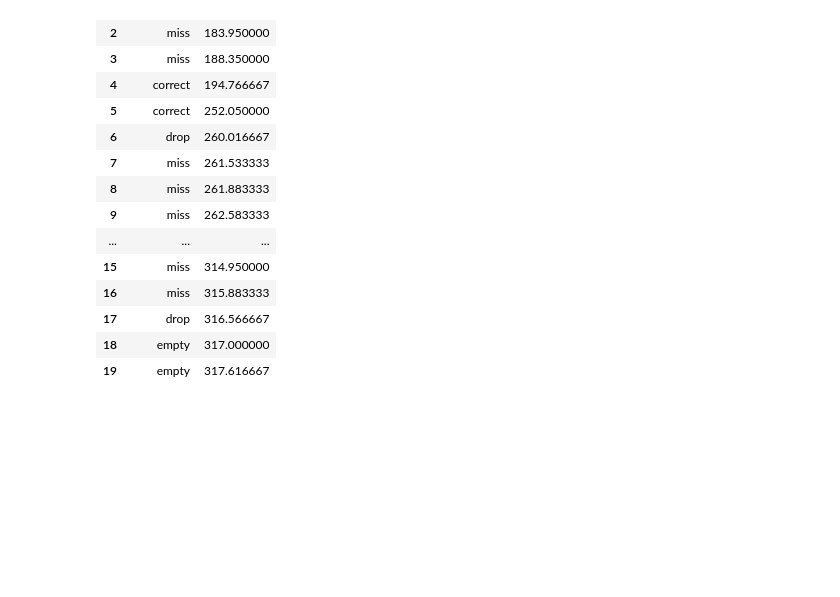
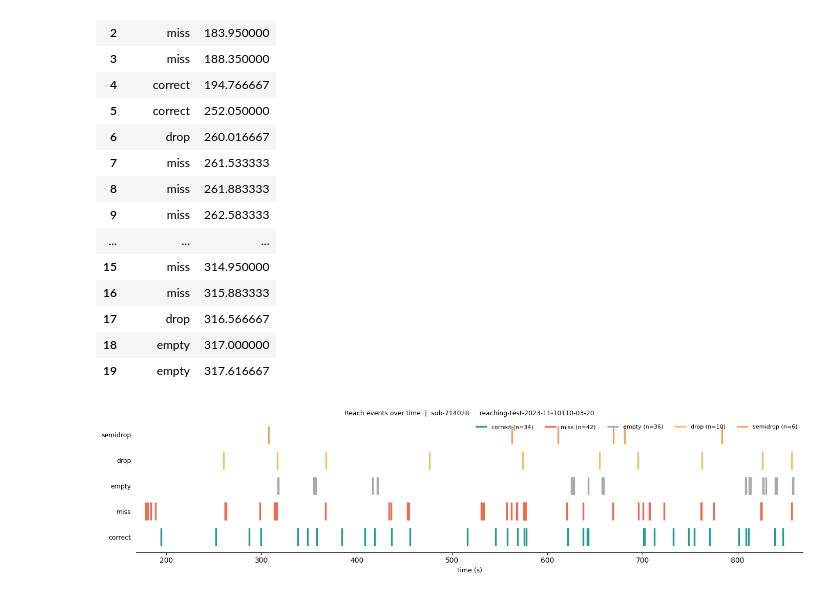
Before and after one commit to catalystneuro/meletis-lab-to-nwb, a Jupyter notebook: src/meletis_lab_to_nwb/tutorials/midway_meeting_dandi_demo.ipynb, the cells around one changed output. Drawn from its saved outputs; the diff is of its cells as text; code cells hidden in the pictures; blank space fills up the shorter version.

```diff
--- a/src/meletis_lab_to_nwb/tutorials/midway_meeting_dandi_demo.ipynb
+++ b/src/meletis_lab_to_nwb/tutorials/midway_meeting_dandi_demo.ipynb
@@ -623,3 +663,41 @@ By type: {'miss': 42, 'empty': 36, 'correct': 34, 'drop': 10, 'semidrop': 6}
 | 17 | drop | 316.566667 |
 | 18 | empty | 317.000000 |
 | 19 | empty | 317.616667 |
+# %%
+EVENT_PALETTE = {
+    "correct":  "#2a9d8f",
+    "miss":     "#e76f51",
+    "empty":    "#aaaaaa",
+    "drop":     "#e9c46a",
+    "semidrop": "#f4a261",
+}
+
+event_types = list(reach_df_rt["event_type"].unique())
+# Consistent ordering: correct first, then miss, empty, drop, semidrop
+order = [e for e in ["correct", "miss", "empty", "drop", "semidrop"] if e in event_types]
+y_map = {etype: i for i, etype in enumerate(order)}
+
+fig, ax = plt.subplots(figsize=(14, 3.5))
+
+for etype in order:
+    times = reach_df_rt.loc[reach_df_rt["event_type"] == etype, "event_time"].values
+    y = y_map[etype]
+    color = EVENT_PALETTE.get(etype, "black")
+    ax.vlines(times, y - 0.35, y + 0.35, color=color, linewidth=2.5, label=f"{etype} (n={len(times)})")
+
+ax.set_yticks(range(len(order)))
+ax.set_yticklabels(order, fontsize=9)
+ax.set_xlabel("Time (s)", fontsize=9)
+ax.set_xlim(reach_df_rt["event_time"].min() - 10, reach_df_rt["event_time"].max() + 10)
+ax.set_ylim(-0.6, len(order) - 0.4)
+ax.spines[["top", "right", "left"]].set_visible(False)
+ax.tick_params(left=False)
+ax.legend(fontsize=8, frameon=False, loc="upper right", ncol=len(order))
+ax.set_title(
+    f"Reach events over time  |  sub-{rt_nwbfile.subject.subject_id}  ·  {rt_nwbfile.session_id}",
+    fontsize=9,
+)
+plt.tight_layout()
+plt.show()
+# %% [output]
+[figure, added]
```
Also changed, not shown: parts of 2 cells of this notebook.
